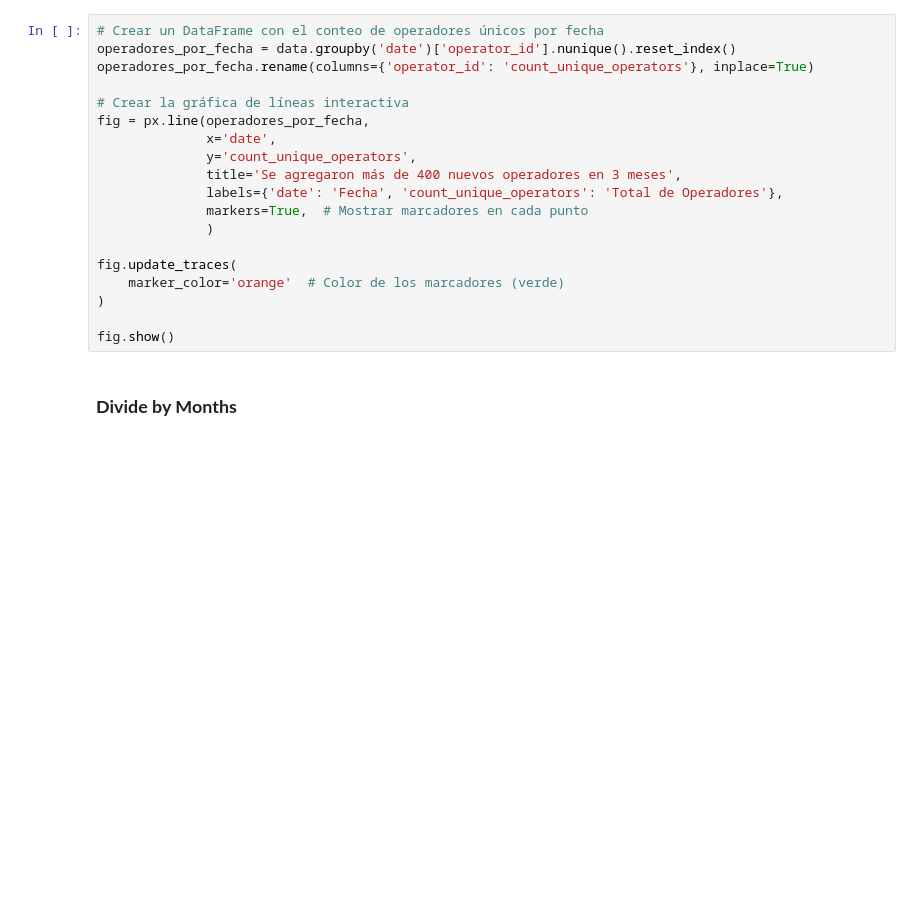
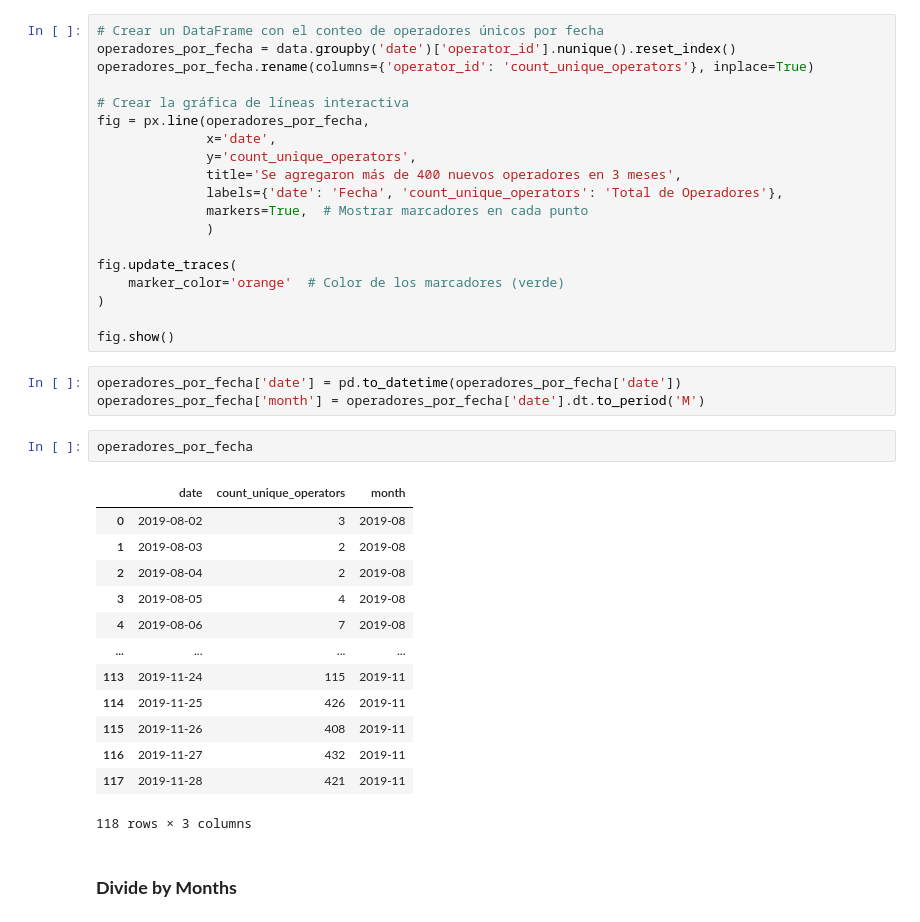
Before and after one commit to Juancarlospedroza/final_project, a Jupyter notebook: final_project_juancarlos_pedroza.ipynb, the cells around one changed output. Drawn from its saved outputs; the diff is of its cells as text; blank space fills up the shorter version.

```diff
--- a/final_project_juancarlos_pedroza.ipynb
+++ b/final_project_juancarlos_pedroza.ipynb
@@ -318,6 +318,25 @@ fig.update_traces(
 )
 
 fig.show()
+# %%
+operadores_por_fecha['date'] = pd.to_datetime(operadores_por_fecha['date'])
+operadores_por_fecha['month'] = operadores_por_fecha['date'].dt.to_period('M')
+# %%
+operadores_por_fecha
+# %% [output]
+|  | date | count_unique_operators | month |
+| 0 | 2019-08-02 | 3 | 2019-08 |
+| 1 | 2019-08-03 | 2 | 2019-08 |
+| 2 | 2019-08-04 | 2 | 2019-08 |
+| 3 | 2019-08-05 | 4 | 2019-08 |
+| 4 | 2019-08-06 | 7 | 2019-08 |
+| ... | ... | ... | ... |
+| 113 | 2019-11-24 | 115 | 2019-11 |
+| 114 | 2019-11-25 | 426 | 2019-11 |
+| 115 | 2019-11-26 | 408 | 2019-11 |
+| 116 | 2019-11-27 | 432 | 2019-11 |
+| 117 | 2019-11-28 | 421 | 2019-11 |
+118 rows × 3 columns
 # %% [markdown]
 ### **Divide by Months**
 # %% [markdown]
```
Also changed, not shown: parts of 6 cells of this notebook, 9 other files.
